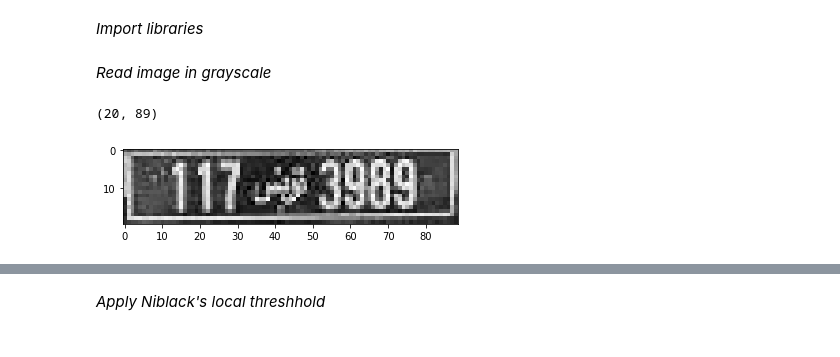
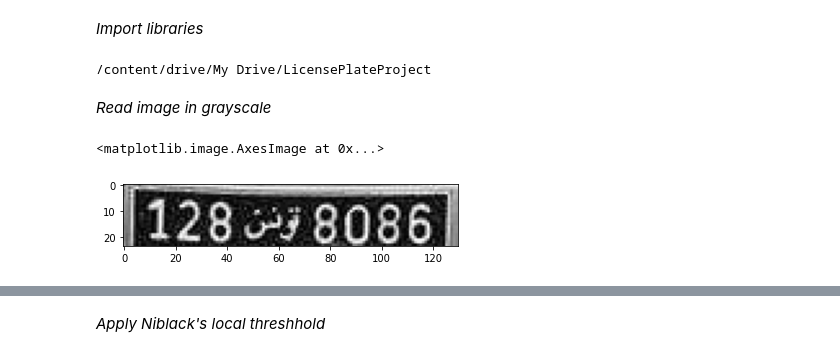
Before and after one commit to MedAmine-SUDO/Tunisian-License-Plate-Recognition, a Jupyter notebook: PlateSegmentation.ipynb, the cells around one changed output, grey strips where cells are left out. Drawn from its saved outputs; the diff is of its cells as text; code cells hidden in the pictures.

```diff
--- a/PlateSegmentation.ipynb
+++ b/PlateSegmentation.ipynb
@@ -13,12 +21,15 @@ from skimage.filters import (threshold_otsu, threshold_niblack, threshold_sauvol
+# %%
+cd LicensePlateProject/
+# %% [output]
+/content/drive/My Drive/LicensePlateProject
 # %%
 #Path definitions
 PLATES = './plateImages/'
 # %% [markdown]
 *Read image in grayscale*
 # %%
-im = cv2.imread(PLATES+"0.jpg", cv2.IMREAD_GRAYSCALE)
-plt.imshow(im, cmap=plt.cm.gray)
-print(im.shape)
+gray = cv2.imread(PLATES+"1.jpg", cv2.IMREAD_GRAYSCALE)
+plt.imshow(gray, cmap=plt.cm.gray)
 # %% [output]
-(20, 89)
+<matplotlib.image.AxesImage at 0x...>
-[figure, old version]
+[figure, new version]
```
Also changed, not shown: parts of 9 cells of this notebook.
